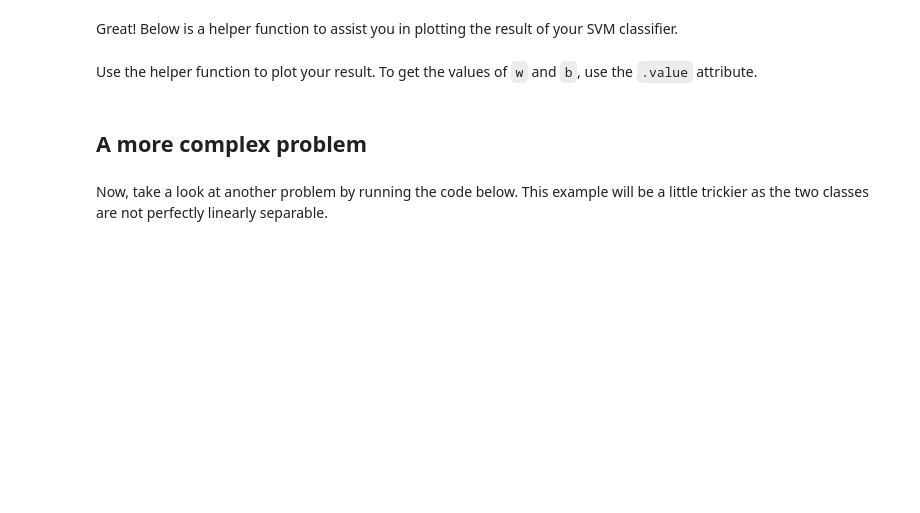
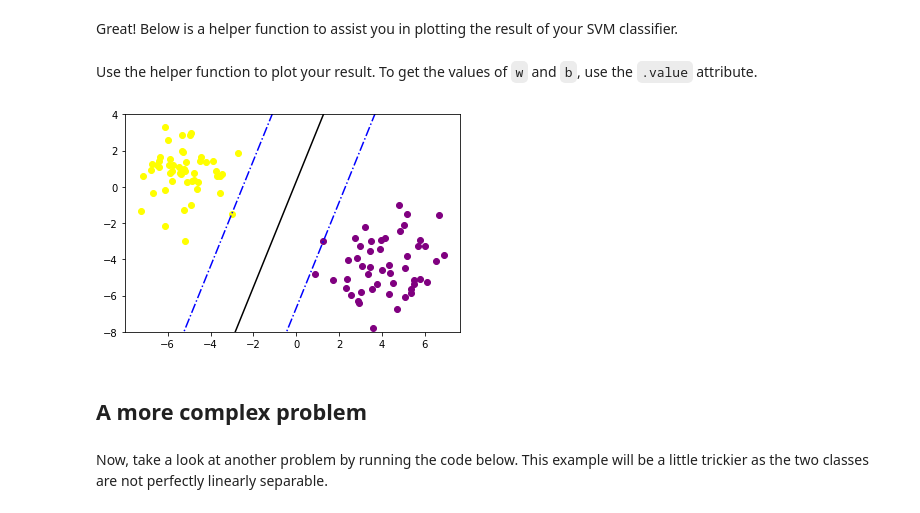
Before and after one commit to akaigraham/dsc-building-an-svm-from-scratch-lab, a Jupyter notebook: index.ipynb, the cells around one changed output. Saved outputs shown, nothing was run; the diff lists cells and outputs as text; code cells hidden in the pictures; blank space fills up the shorter version.

```diff
--- a/index.ipynb
+++ b/index.ipynb
@@ -66,10 +66,10 @@ array([0, 0, 0, 1, 0, 1, 0, 0, 1, 0, 1, 1, 0, 0, 1, 0, 0, 1, 1, 0, 0, 1,
 Before you start to write down the optimization problem, split the data in the two classes. Name them `class_1` and `class_2`.
 # %%
 # Assign label 0 to class_1
-class_1 = None
+class_1 = X[labels == 0]
 
 # Assign label 1 to class_2
-class_2 = None
+class_2 = X[labels == 1]
 # %% [markdown]
 Next, you need to find a way to create a hyperplane (in this case, a line) that can maximize the difference between the two classes.
 Here's a pseudocode outline:
@@ -83,21 +83,27 @@ Here's a pseudocode outline:
 - Finally, print the problem status (however you defined the problem, and attach `.status`)
 # %%
 # Import cvxpy
+import cvxpy as cp
 
+d = 2
 
 # Define the variables
-
+w = cp.Variable(d)
+b = cp.Variable()
 
 # Define the constraints
-
+x_constraints = [w.T @ class_1[i] + b >= 1 for i in range(len(class_1))] # using @ vs. * to silence warnings
+y_constraints = [w.T @ class_2[i] + b <= -1 for i in range(len(class_2))]
 
 # Sum the constraints
-
+constraints = x_constraints + y_constraints
 
 # Define the objective. Hint: use cp.norm
-
+obj = cp.Minimize(cp.norm(w, 2))
 
 # Add objective and constraint in the problem
-
+prob = cp.Problem(obj, constraints)
 
 # Solve the problem
+prob.solve()
+print('Problem Status: %s'%prob.status)
@@ -127,6 +135,3 @@ def plotBoundaries(x, y, w, b):
     plt.ylim([np.floor(np.min([x[:,1],y[:,1]])), np.ceil(np.max([x[:,1], y[:,1]]))])
 # %% [markdown]
 Use the helper function to plot your result. To get the values of `w` and `b`, use the `.value` attribute.
-# %%
-w = None
-b = None
@@ -135,3 +138,11 @@ b = None
+# %%
+w = w.value
+b = b.value
+# %%
+# Plot
+plotBoundaries(class_1, class_2, w, b)
+# %% [output]
+[figure, added]
 # %% [markdown]
 ## A more complex problem
 # %% [markdown]
```
Also changed, not shown: parts of 11 cells of this notebook.
